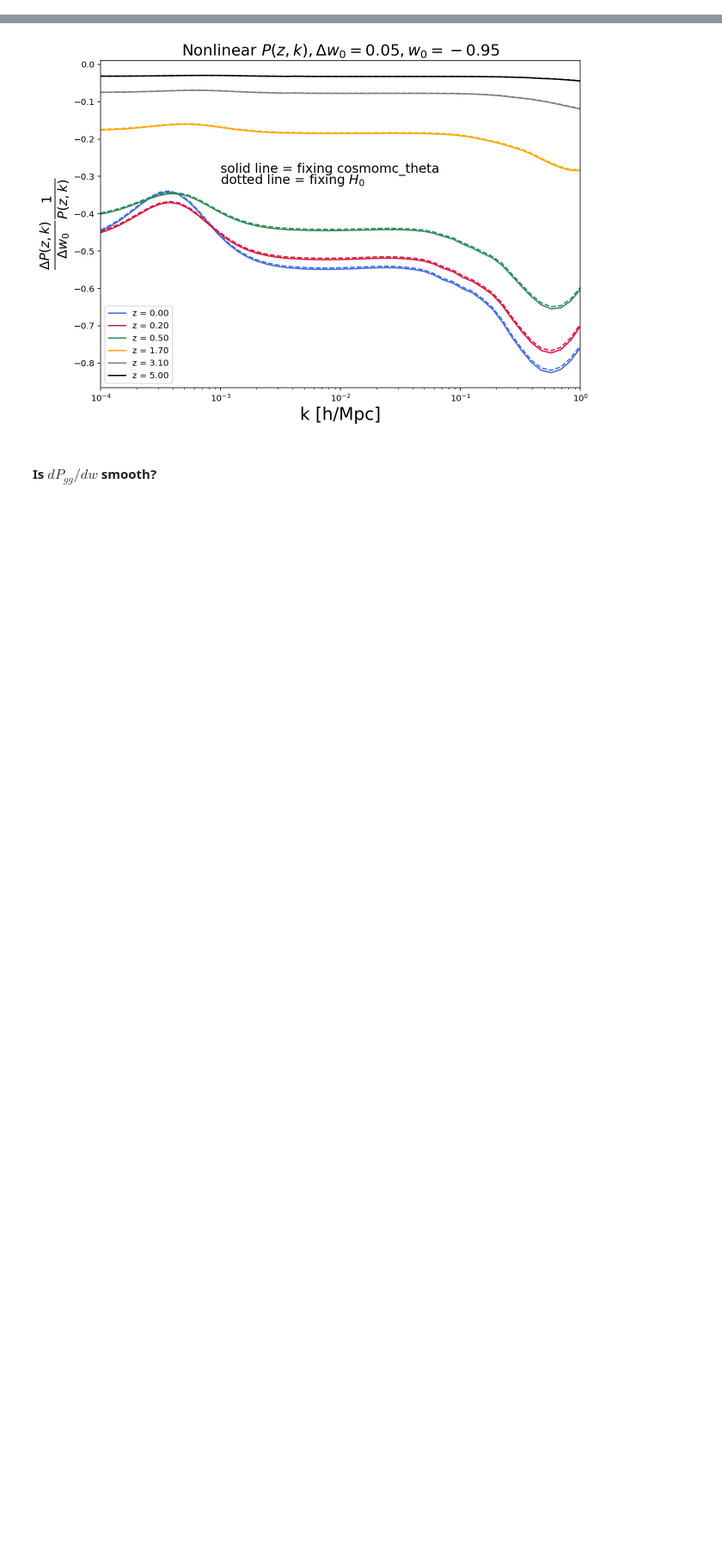
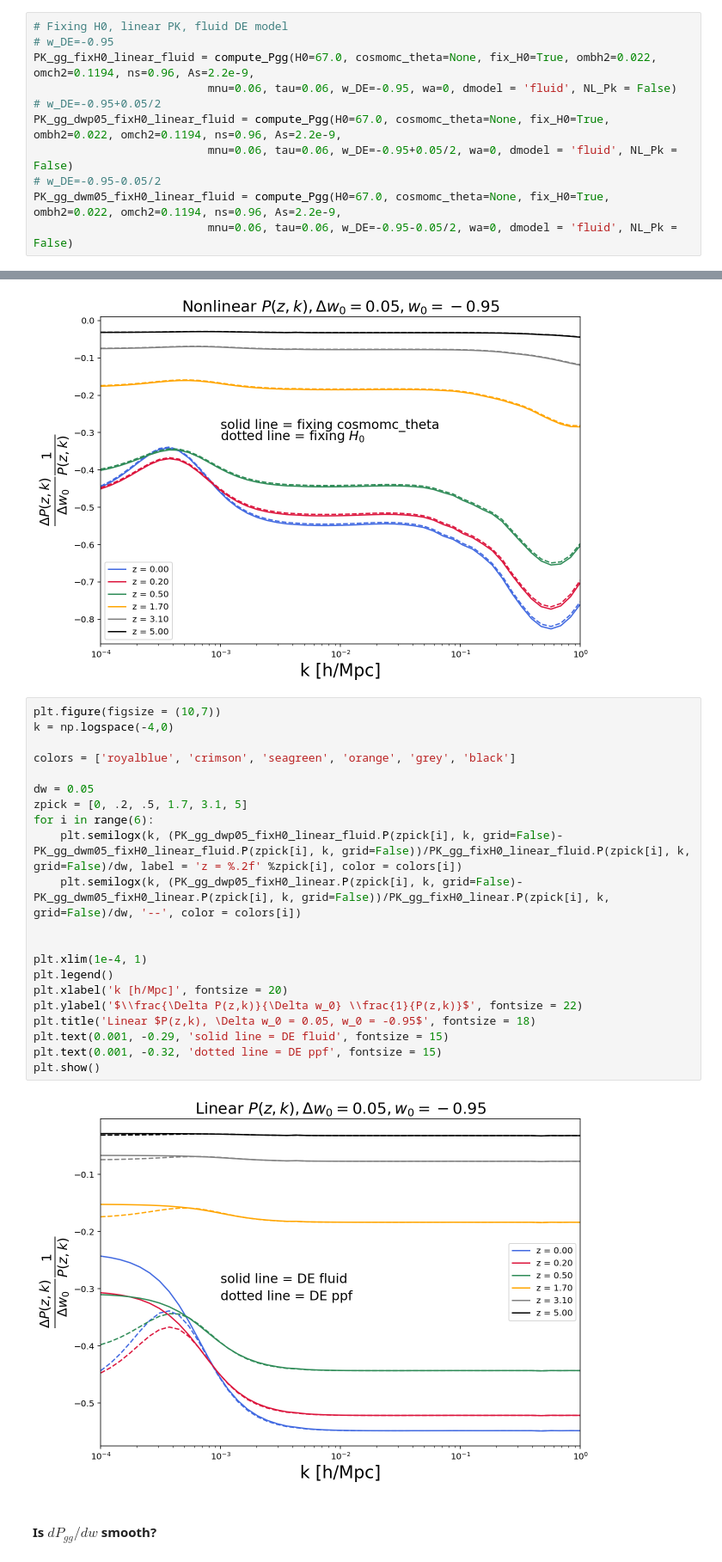
Before and after one commit to ybh0822/DE_comparison, a Jupyter notebook: test_w_deriv.ipynb, the cells around one changed output, grey strips where cells are left out. Shown at 86% size. Drawn from its saved outputs; the diff is of its cells as text; blank space fills up the shorter version.

Commit message:
Add comparison to DE fluid

```diff
--- a/test_w_deriv.ipynb
+++ b/test_w_deriv.ipynb
@@ -132,6 +132,17 @@ PK_gg_dwp05_fixtheta_linear = compute_Pgg(H0=None, cosmomc_theta=1.04087e-2, fix
 # w_DE=-0.95-0.05/2
 PK_gg_dwm05_fixtheta_linear = compute_Pgg(H0=None, cosmomc_theta=1.04087e-2, fix_H0=False, ombh2=0.022, omch2=0.1194, ns=0.96, As=2.2e-9,
                           mnu=0.06, tau=0.06, w_DE=-0.95-0.05/2, wa=0, dmodel = 'ppf', NL_Pk = False)
+# %%
+# Fixing H0, linear PK, fluid DE model
+# w_DE=-0.95
+PK_gg_fixH0_linear_fluid = compute_Pgg(H0=67.0, cosmomc_theta=None, fix_H0=True, ombh2=0.022, omch2=0.1194, ns=0.96, As=2.2e-9,
+                          mnu=0.06, tau=0.06, w_DE=-0.95, wa=0, dmodel = 'fluid', NL_Pk = False)
+# w_DE=-0.95+0.05/2
+PK_gg_dwp05_fixH0_linear_fluid = compute_Pgg(H0=67.0, cosmomc_theta=None, fix_H0=True, ombh2=0.022, omch2=0.1194, ns=0.96, As=2.2e-9,
+                          mnu=0.06, tau=0.06, w_DE=-0.95+0.05/2, wa=0, dmodel = 'fluid', NL_Pk = False)
+# w_DE=-0.95-0.05/2
+PK_gg_dwm05_fixH0_linear_fluid = compute_Pgg(H0=67.0, cosmomc_theta=None, fix_H0=True, ombh2=0.022, omch2=0.1194, ns=0.96, As=2.2e-9,
+                          mnu=0.06, tau=0.06, w_DE=-0.95-0.05/2, wa=0, dmodel = 'fluid', NL_Pk = False)
 # %%
 plt.figure(figsize = (10,7))
 k = np.logspace(-4,0)
@@ -178,6 +189,29 @@ plt.text(0.001, -0.32, 'dotted line = fixing $H_0$', fontsize = 15)
 plt.show()
 # %% [output]
 [figure]
+# %%
+plt.figure(figsize = (10,7))
+k = np.logspace(-4,0)
+
+colors = ['royalblue', 'crimson', 'seagreen', 'orange', 'grey', 'black']
+
+dw = 0.05
+zpick = [0, .2, .5, 1.7, 3.1, 5]
+for i in range(6):
+    plt.semilogx(k, (PK_gg_dwp05_fixH0_linear_fluid.P(zpick[i], k, grid=False)-PK_gg_dwm05_fixH0_linear_fluid.P(zpick[i], k, grid=False))/PK_gg_fixH0_linear_fluid.P(zpick[i], k, grid=False)/dw, label = 'z = %.2f' %zpick[i], color = colors[i])
+    plt.semilogx(k, (PK_gg_dwp05_fixH0_linear.P(zpick[i], k, grid=False)-PK_gg_dwm05_fixH0_linear.P(zpick[i], k, grid=False))/PK_gg_fixH0_linear.P(zpick[i], k, grid=False)/dw, '--', color = colors[i])
+
+
+plt.xlim(1e-4, 1)
+plt.legend()
+plt.xlabel('k [h/Mpc]', fontsize = 20)
+plt.ylabel('$\\frac{\Delta P(z,k)}{\Delta w_0} \\frac{1}{P(z,k)}$', fontsize = 22)
+plt.title('Linear $P(z,k), \Delta w_0 = 0.05, w_0 = -0.95$', fontsize = 18)
+plt.text(0.001, -0.29, 'solid line = DE fluid', fontsize = 15)
+plt.text(0.001, -0.32, 'dotted line = DE ppf', fontsize = 15)
+plt.show()
+# %% [output]
+[figure, added]
 # %% [markdown]
 #### Is $dP_{gg}/dw$ smooth?
 # %%
```
